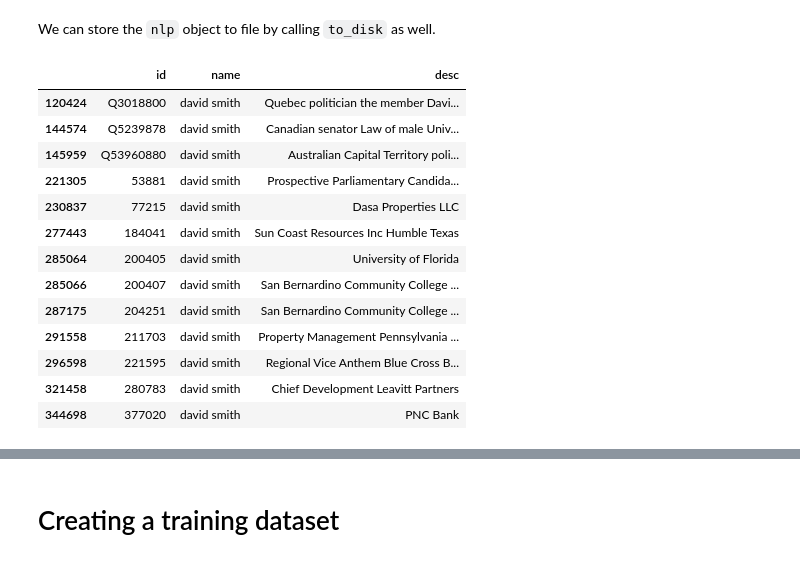
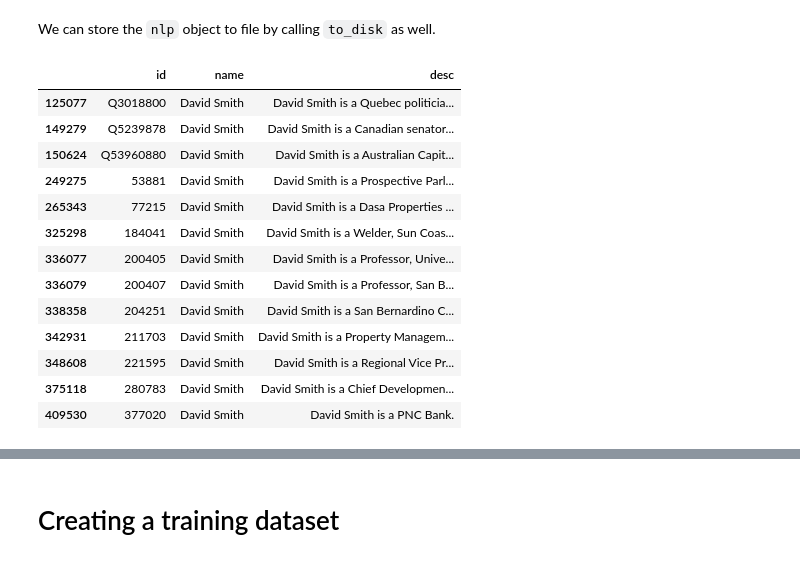
Before and after one commit to guardian/jai_2022_sandbox, a Jupyter notebook: el_notebook_20220929.ipynb, the cells around one changed output, grey strips where cells are left out. Drawn from its saved outputs; the diff is of its cells as text; code cells hidden in the pictures.

```diff
--- a/el_notebook_20220929.ipynb
+++ b/el_notebook_20220929.ipynb
@@ -27,7 +30,7 @@ dataset='full'# OR'open_sanctions'# OR 'lilsis'
 # %%
 # Import kb dataset
 # %%
-data=pd.read_csv(f'kb_datasets/kb_entities_{dataset}.csv',index_col=0)
+data=pd.read_csv(f'kb_datasets/kb_entities_{dataset}{kb_iteration}.csv',index_col=0)
 # %%
 data.head()
 # %% [output]
@@ -195,19 +205,19 @@ We can store the `nlp` object to file by calling `to_disk` as well.
 # %%
 nlp.to_disk(output_dir / f'nlp_{dataset}')
 # %%
-kb_data[kb_data['name']=='david smith']
+kb_data[kb_data['name']=='David Smith']
 # %% [output]
 |  | id | name | desc |
-| 120424 | Q3018800 | david smith | Quebec politician the member Davi... |
-| 144574 | Q5239878 | david smith | Canadian senator Law of male Univ... |
-| 145959 | Q53960880 | david smith | Australian Capital Territory poli... |
-| 221305 | 53881 | david smith | Prospective Parliamentary Candida... |
-| 230837 | 77215 | david smith | Dasa Properties LLC |
-| 277443 | 184041 | david smith | Sun Coast Resources Inc Humble Texas |
-| 285064 | 200405 | david smith | University of Florida |
-| 285066 | 200407 | david smith | San Bernardino Community College ... |
-| 287175 | 204251 | david smith | San Bernardino Community College ... |
-| 291558 | 211703 | david smith | Property Management Pennsylvania ... |
-| 296598 | 221595 | david smith | Regional Vice Anthem Blue Cross B... |
-| 321458 | 280783 | david smith | Chief Development Leavitt Partners |
-| 344698 | 377020 | david smith | PNC Bank |
+| 125077 | Q3018800 | David Smith | David Smith is a Quebec politicia... |
+| 149279 | Q5239878 | David Smith | David Smith is a Canadian senator... |
+| 150624 | Q53960880 | David Smith | David Smith is a Australian Capit... |
+| 249275 | 53881 | David Smith | David Smith is a Prospective Parl... |
+| 265343 | 77215 | David Smith | David Smith is a Dasa Properties ... |
+| 325298 | 184041 | David Smith | David Smith is a Welder, Sun Coas... |
+| 336077 | 200405 | David Smith | David Smith is a Professor, Unive... |
+| 336079 | 200407 | David Smith | David Smith is a Professor, San B... |
+| 338358 | 204251 | David Smith | David Smith is a San Bernardino C... |
+| 342931 | 211703 | David Smith | David Smith is a Property Managem... |
+| 348608 | 221595 | David Smith | David Smith is a Regional Vice Pr... |
+| 375118 | 280783 | David Smith | David Smith is a Chief Developmen... |
+| 409530 | 377020 | David Smith | David Smith is a PNC Bank. |
```
Also changed, not shown: parts of 27 cells of this notebook, 6 other files.
